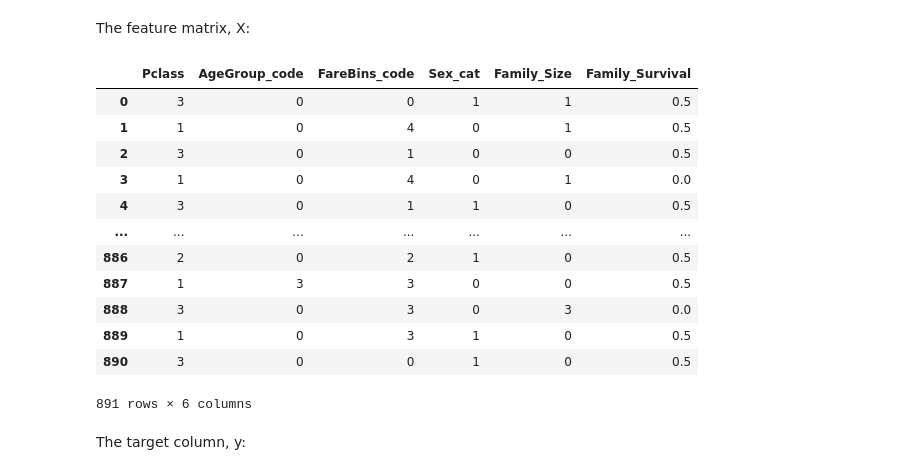
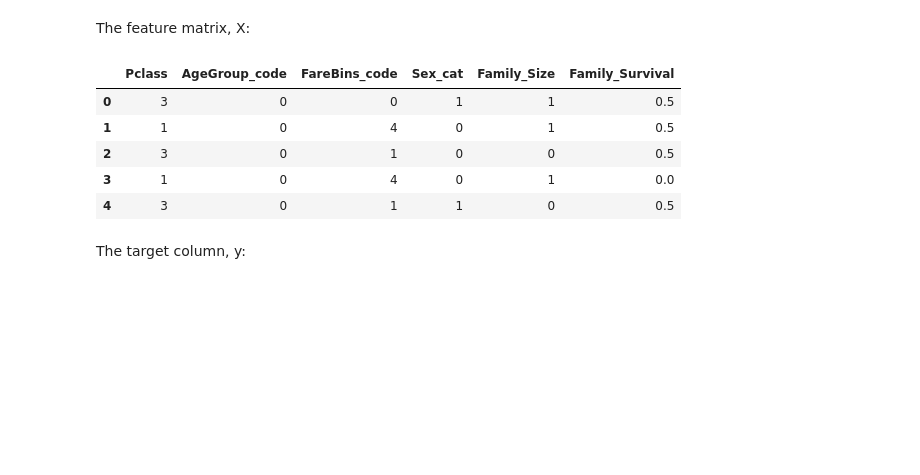
Before and after one commit to NoamRI/Titanic-Kaggle-Competiton, a Jupyter notebook: titanic.ipynb, the cells around one changed output. Saved outputs shown, nothing was run; the diff lists cells and outputs as text; code cells hidden in the pictures; blank space fills up the shorter version.

```diff
--- a/titanic.ipynb
+++ b/titanic.ipynb
@@ -546,21 +546,14 @@ y = train_data["Survived"].values
 # %% [markdown]
 The feature matrix, X:
 # %%
-X
+X.head()
 # %% [output]
 |  | Pclass | AgeGroup_code | FareBins_code | Sex_cat | Family_Size | Family_Survival |
 | 0 | 3 | 0 | 0 | 1 | 1 | 0.5 |
 | 1 | 1 | 0 | 4 | 0 | 1 | 0.5 |
 | 2 | 3 | 0 | 1 | 0 | 0 | 0.5 |
 | 3 | 1 | 0 | 4 | 0 | 1 | 0.0 |
 | 4 | 3 | 0 | 1 | 1 | 0 | 0.5 |
-| ... | ... | ... | ... | ... | ... | ... |
-| 886 | 2 | 0 | 2 | 1 | 0 | 0.5 |
-| 887 | 1 | 3 | 3 | 0 | 0 | 0.5 |
-| 888 | 3 | 0 | 3 | 0 | 3 | 0.0 |
-| 889 | 1 | 0 | 3 | 1 | 0 | 0.5 |
-| 890 | 3 | 0 | 0 | 1 | 0 | 0.5 |
-891 rows × 6 columns
 # %% [markdown]
 The target column, y:
 # %%
```
Also changed, not shown: parts of 96 cells of this notebook.
